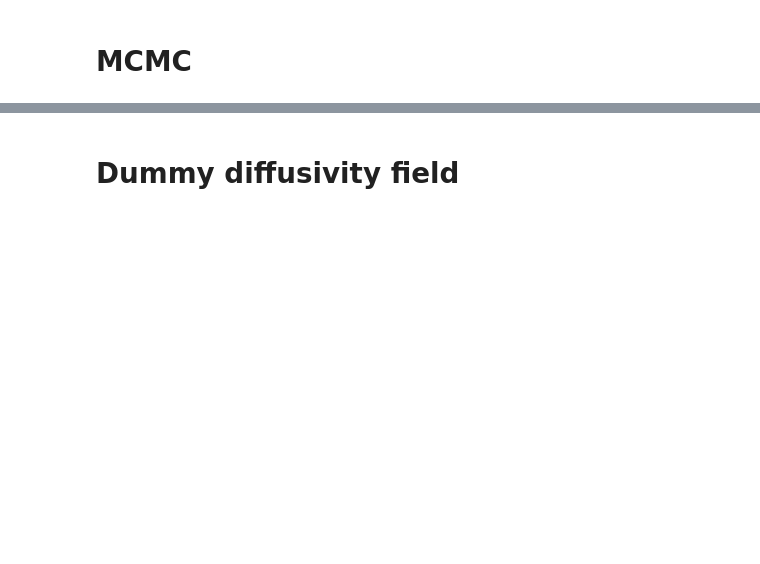
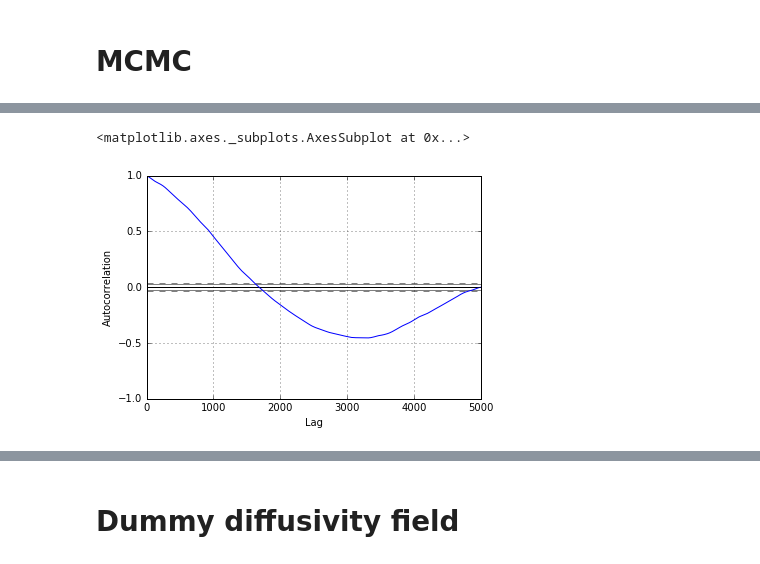
Before and after one commit to jcockayne/bayesian_pdes, a Jupyter notebook: notebooks/EIT.ipynb, the cells around one changed output, grey strips where cells are left out. Saved outputs shown, nothing was run; the diff lists cells and outputs as text; code cells hidden in the pictures; blank space fills up the shorter version.

```diff
--- a/notebooks/EIT.ipynb
+++ b/notebooks/EIT.ipynb
@@ -409,7 +422,6 @@ kern_mat = bpdes.collocation.calc_LLbar([Identity, d1, d2],
 # %%
 mcmc_state = EITState(new_design, ls_ml, proposal_op_cache)
 # %%
-n_iter = 500000
-storage_dump_interval = int(1e3)
-beta = 1e-4
+n_iter = 5000000
+beta = 1e-3
 proposal = pcn.proposal(beta, kern_mat)
@@ -434,0 +428,4 @@ with tables.open_file(dest_name) as tab:
+# %%
+from mcmc import storage
+st = storage.ArrayStorage(n_iter, n_field*3, 100)
+_, acceptances = pcn.pCN(n_iter, proposal, mcmc_state.potential, kappa_0, storage=st)
@@ -434,0 +434,5 @@ with tables.open_file(dest_name) as tab:
+# %%
+autocorrelation_plot(st.array[::10, 1])
+# %% [output]
+<matplotlib.axes._subplots.AxesSubplot at 0x...>
+[figure, added]
```
Also changed, not shown: parts of 17 cells of this notebook.
